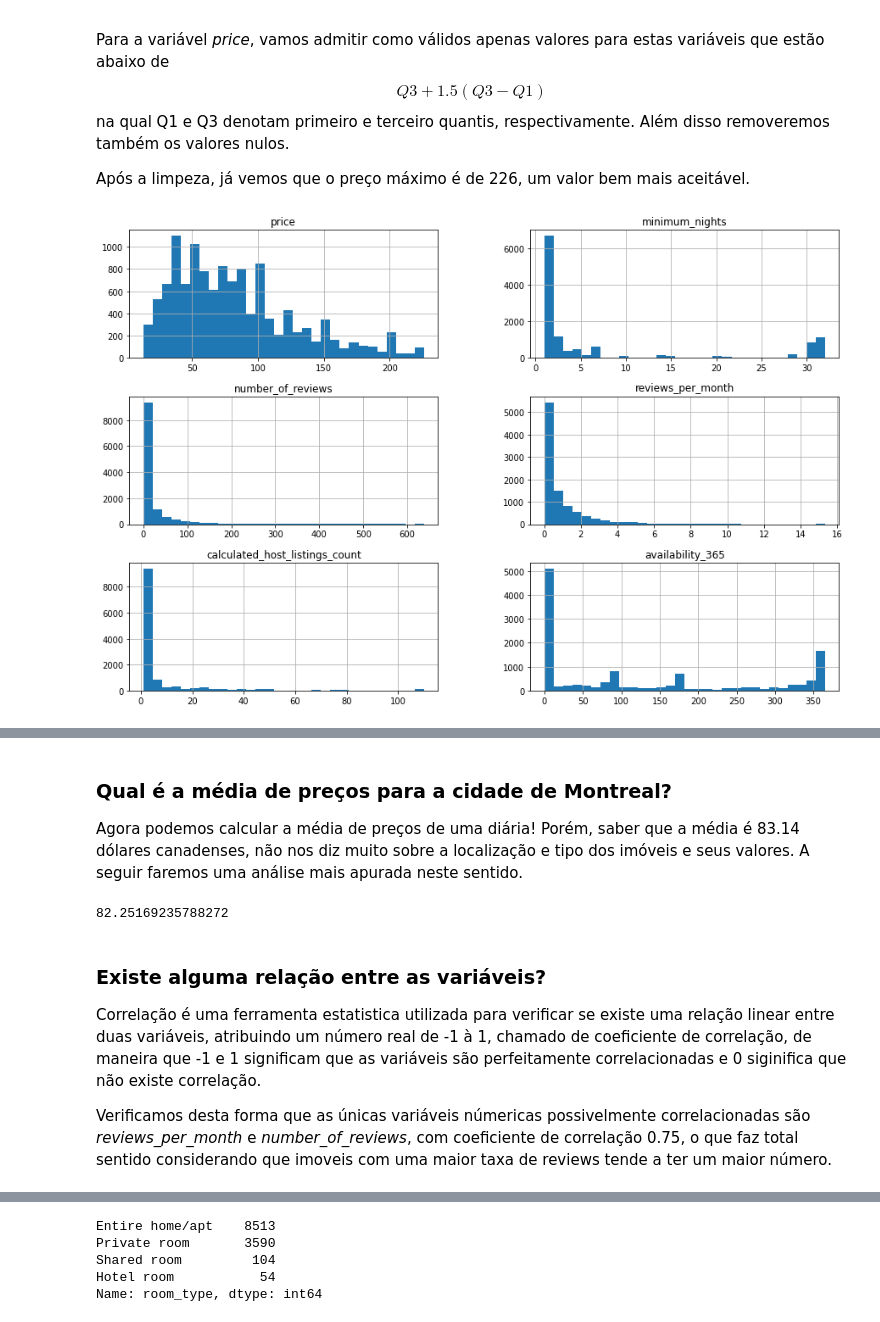
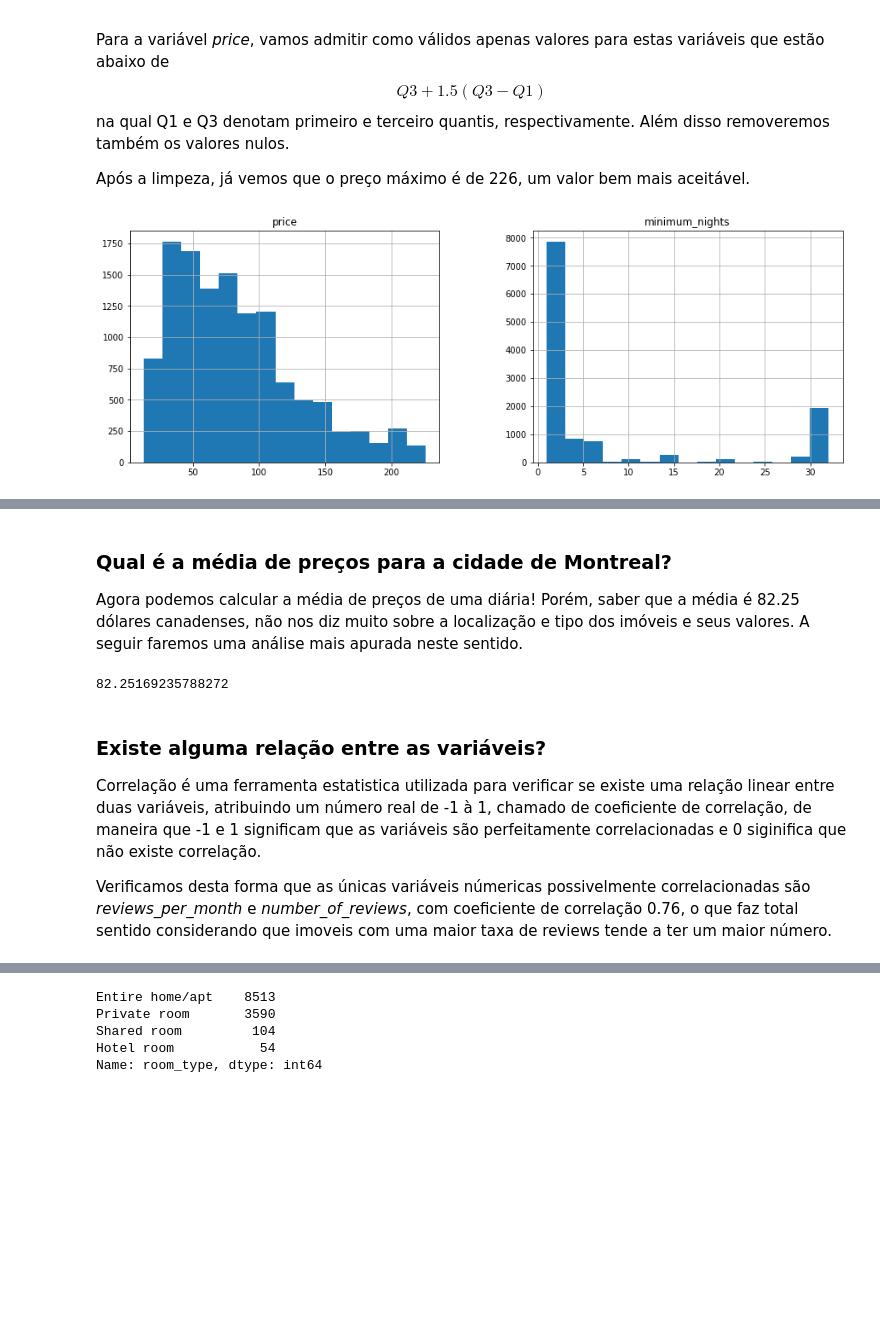
Before and after one commit to fernandoescobosa/data_science, a Jupyter notebook: Analisando_os_Dados_do_Airbnb_Montreal.ipynb, the cells around one changed output, grey strips where cells are left out. Saved outputs shown, nothing was run; the diff lists cells and outputs as text; code cells hidden in the pictures; blank space fills up the shorter version.

```diff
--- a/Analisando_os_Dados_do_Airbnb_Montreal.ipynb
+++ b/Analisando_os_Dados_do_Airbnb_Montreal.ipynb
@@ -267,28 +275,28 @@ Após a limpeza, já vemos que o preço máximo é de 226, um valor bem mais ace
 # %%
 # removendo os outliers em um novo DataFrame
 df_clean = df.copy()
 df_clean.drop(df_clean[df_clean.minimum_nights > 32].index,
               axis=0,
               inplace=True)
 df_clean.drop(df_clean[df_clean.price > limite_superior_price].index,
               axis=0,
               inplace=True)
 df_clean.drop(df_clean[df_clean.price == 0].index,
               axis=0,
               inplace=True)
 
 
 # removendo 'neighbourhood_group'
 df_clean.drop('neighbourhood_group',
               axis=1,
               inplace=True)
 
 # plotando o histograma para as variáveis numéricas
-df_clean[['price', 'minimum_nights', 'number_of_reviews', 'reviews_per_month',
-    'calculated_host_listings_count', 'availability_365']].hist(bins=30, figsize=(15,10))
+df_clean[['price', 'minimum_nights']].hist(bins=15, figsize=(15,5))
+plt.savefig('histograma2.png')
 plt.show()
 # %% [output]
-[figure, old version]
+[figure, new version]
 # %%
 df_clean[['price', 'minimum_nights', 'number_of_reviews', 'reviews_per_month',
     'calculated_host_listings_count', 'availability_365']].describe()
@@ -305,7 +313,7 @@ df_clean[['price', 'minimum_nights', 'number_of_reviews', 'reviews_per_month',
 # %% [markdown]
 ### **Qual é a média de preços para a cidade de Montreal?**
 
-Agora podemos calcular a média de preços de uma diária! Porém, saber que a média é 83.14 dólares canadenses, não nos diz muito sobre a localização e tipo dos imóveis e seus valores. A seguir faremos uma análise mais apurada neste sentido.
+Agora podemos calcular a média de preços de uma diária! Porém, saber que a média é 82.25 dólares canadenses, não nos diz muito sobre a localização e tipo dos imóveis e seus valores. A seguir faremos uma análise mais apurada neste sentido.
 # %%
 # ver a média da coluna `price``
 df_clean.price.mean()
@@ -316,7 +324,7 @@ df_clean.price.mean()
 
 Correlação é uma ferramenta estatistica utilizada para verificar se existe uma relação linear entre duas variáveis, atribuindo um número real de -1 à 1, chamado de coeficiente de correlação, de maneira que -1 e 1 significam que as variáveis são perfeitamente correlacionadas e 0 siginifica que não existe correlação.
 
-Verificamos desta forma que as únicas variáveis númericas possivelmente correlacionadas são *reviews_per_month* e *number_of_reviews*, com coeficiente de correlação 0.75, o que faz total sentido considerando que imoveis com uma maior taxa de reviews tende a ter um maior número.
+Verificamos desta forma que as únicas variáveis númericas possivelmente correlacionadas são *reviews_per_month* e *number_of_reviews*, com coeficiente de correlação 0.76, o que faz total sentido considerando que imoveis com uma maior taxa de reviews tende a ter um maior número.
 # %%
 # criar uma matriz de correlação
 corr = df_clean[['price', 'minimum_nights', 'number_of_reviews', 'reviews_per_month',
```
Also changed, not shown: parts of 26 cells of this notebook.
